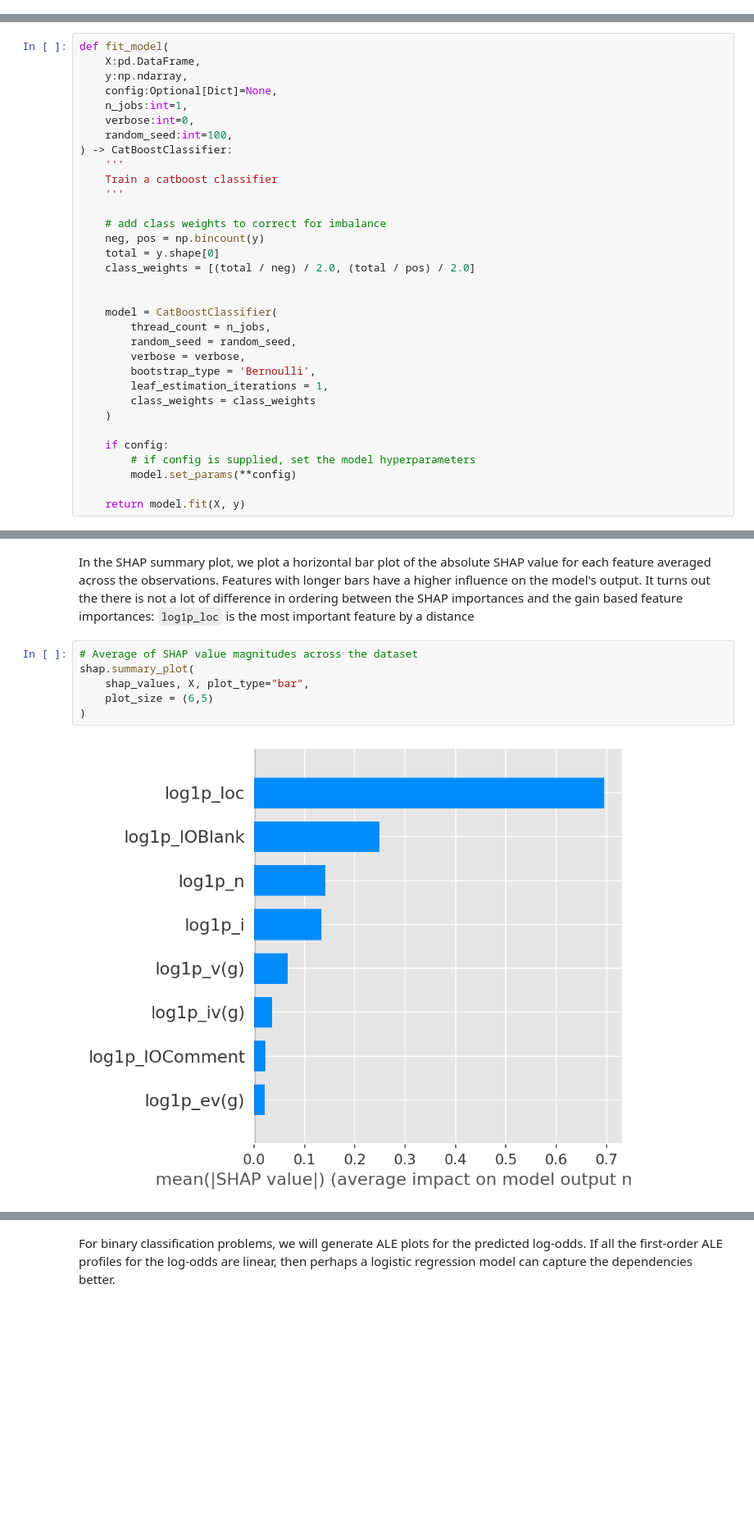
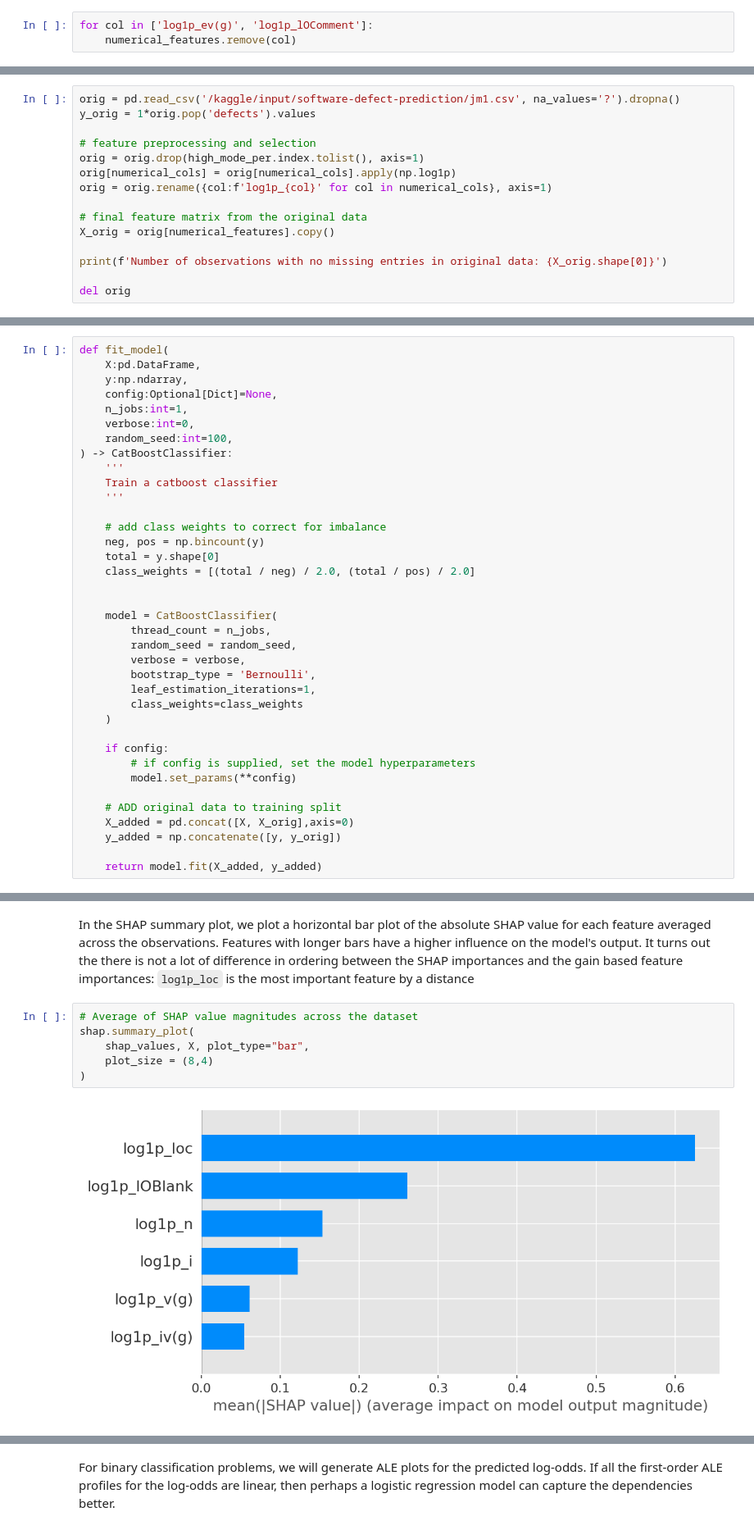
Before and after one commit to syerramilli/kaggle-notebooks, a Jupyter notebook: ps3e23-eda-catboost-baseline-shap.ipynb, the cells around one changed output, grey strips where cells are left out. Shown: that part at 82% size. Drawn from its saved outputs; the diff is of its cells as text; blank space fills up the shorter version.

```diff
--- a/ps3e23-eda-catboost-baseline-shap.ipynb
+++ b/ps3e23-eda-catboost-baseline-shap.ipynb
@@ -289,3 +290,6 @@ fig.tight_layout()
+# %%
+for col in ['log1p_ev(g)', 'log1p_lOComment']:
+    numerical_features.remove(col)
 # %% [markdown]
 ### Preparing the features
 # %%
@@ -293,0 +302,15 @@ y = 1*train['defects'].values
+# %%
+orig = pd.read_csv('/kaggle/input/software-defect-prediction/jm1.csv', na_values='?').dropna()
+y_orig = 1*orig.pop('defects').values
+
+# feature preprocessing and selection
+orig = orig.drop(high_mode_per.index.tolist(), axis=1)
+orig[numerical_cols] = orig[numerical_cols].apply(np.log1p)
+orig = orig.rename({col:f'log1p_{col}' for col in numerical_cols}, axis=1)
+
+# final feature matrix from the original data
+X_orig = orig[numerical_features].copy()
+
+print(f'Number of observations with no missing entries in original data: {X_orig.shape[0]}')
+
+del orig
@@ -326,15 +355,19 @@ def fit_model(
         random_seed = random_seed,
         verbose = verbose,
         bootstrap_type = 'Bernoulli',
-        leaf_estimation_iterations = 1,
-        class_weights = class_weights
+        leaf_estimation_iterations=1,
+        class_weights=class_weights
     )
 
     if config:
         # if config is supplied, set the model hyperparameters
         model.set_params(**config)
 
-    return model.fit(X, y)
+    # ADD original data to training split
+    X_added = pd.concat([X, X_orig],axis=0)
+    y_added = np.concatenate([y, y_orig])
+
+    return model.fit(X_added, y_added)
 # %% [markdown]
 ## Tuning hyperparameters via Bayesian optimization
 
@@ -486,11 +510,11 @@ In the SHAP summary plot, we plot a horizontal bar plot of the absolute SHAP val
 # %%
 # Average of SHAP value magnitudes across the dataset
 shap.summary_plot(
     shap_values, X, plot_type="bar",
-    plot_size = (6,5)
+    plot_size = (8,4)
 )
 # %% [output]
-[figure, old version]
+[figure, new version]
 # %% [markdown]
 ## ALE Plots
 
```
Also changed, not shown: parts of 14 cells of this notebook.
